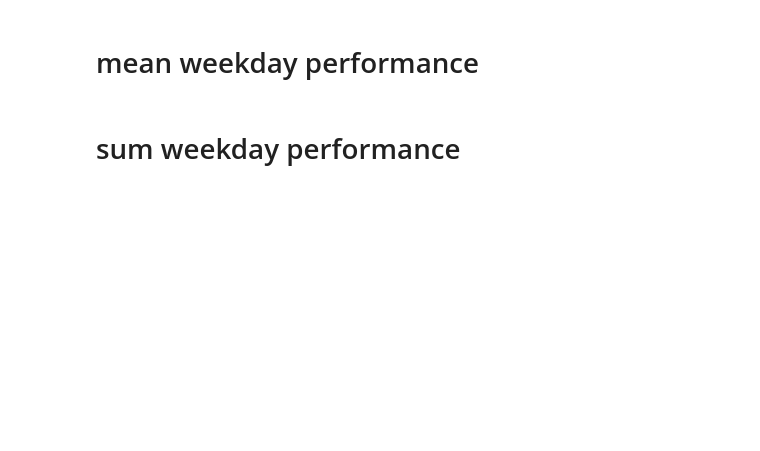
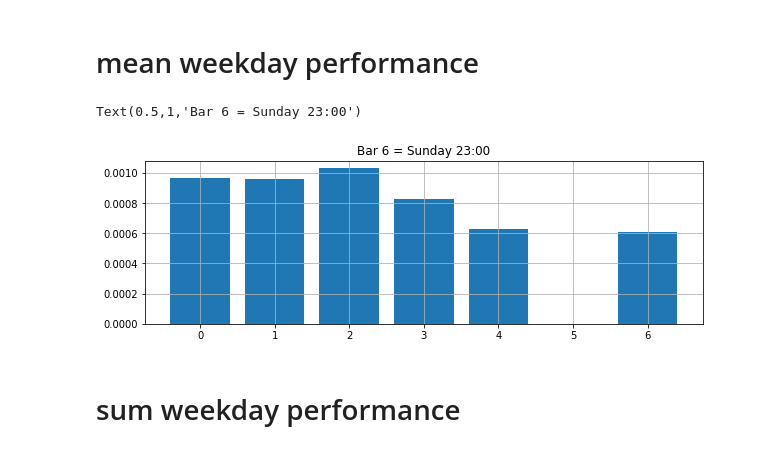
Before and after one commit to profiler84/algotrading, a Jupyter notebook: Forex.ipynb, the cells around one changed output. Drawn from its saved outputs; the diff is of its cells as text; code cells hidden in the pictures; blank space fills up the shorter version.

```diff
--- a/Forex.ipynb
+++ b/Forex.ipynb
@@ -503,18 +567,19 @@ EURUSD_1H.head(35)
 # %%
-sig = 0
 profit = 0.01 # in EURUSD Notation
-data = EURUSD_1H
+data = EURUSD_1H[['HIGH','LOW','CLOSE']]
 start = time.time()
 inputs = range(len(data))
-pool = multiprocessing.Pool(processes=4)
-processes  = [multiprocessing.Process(target=calc_profit_loss, args=(x,data, profit)) for x in inputs]
+#pool = multiprocessing.Pool(processes=8)
+#processes  = [multiprocessing.Process(target=calc_profit_loss, args=(x,data, profit)) for x in inputs]
+results = Parallel(n_jobs=4,verbose=1)(delayed(calc_profit_loss)(x, data, profit) for x in inputs)
+#results = [pool.apply_async(calc_profit_loss, args=(x,data, profit)) for x in inputs]
 
-results = [pool.apply_async(calc_profit_loss, args=(x,data, profit)) for x in inputs]
-pool.close()
-pool.join()
-import sys
-for i, _ in enumerate(results, 1):
-    print('at: ' + str(i))
+#import sys
+#for i, _ in enumerate(results, 1):
+#    print('at: ' + str(i))
+#pool.close()
+#pool.terminate()
+#pool.join()
 
 # Get process results from the output queue
 #output = [p.get() for p in results]
@@ -525,0 +612,4 @@ pool.join()
+# %%
+results = [x for x in results if x is not None]
+results = [x for x in results if str(x) != 'nan']
+results[2]
@@ -526,11 +618,16 @@ pool.join()
 # %%
-results = [x for x in output if x is not None]
-df = pd.DataFrame(results, columns=['pos','signal', 'distance','time_diff_hours','start_price','end_price'])
+results = [x for x in results if x is not None]
+df = pd.DataFrame(results, columns=['pos','signal', 'time_diff_hours','start_price','end_price'])
 df.index = df['pos']
-df = df.drop(['pos','distance'], axis=1)
-data_merged = data.merge(df, left_index=True,right_index =True, how='left', indicator=True)
+df = df.drop(['pos'], axis=1)
+
+data_merged = EURUSD_1H.merge(df, left_index=True,right_index =True, how='left', indicator=True)
 data_merged = data_merged.dropna()
 data_merged = data_merged.drop(['_merge'], axis=1)
+data_merged = data_merged[data_merged['time_diff_hours'] !=0]
 data_merged['pct_change'] = (data_merged['end_price']/data_merged['start_price'])-1
+data_merged['weight'] = 1/data_merged['time_diff_hours']
+data_merged['weighted_target'] = data_merged['weight']*data_merged['pct_change']
+data_merged.to_csv('EURUSD_1H_signal_data.csv')
 # %% [markdown]
 # mean weekday performance
@@ -539,2 +634,11 @@ data_merged.groupby(['Weekday'])['pct_change'].mean()
+# %%
+bars = data_merged.groupby(['Weekday'])['pct_change'].mean()
+plt.rc("figure",figsize=(10,3))
+plt.bar(bars.index,bars)
+plt.grid()
+plt.title('Bar 6 = Sunday 23:00')
+# %% [output]
+Text(0.5,1,'Bar 6 = Sunday 23:00')
+[figure, added]
 # %% [markdown]
 # sum weekday performance
```
Also changed, not shown: parts of 46 cells of this notebook.
